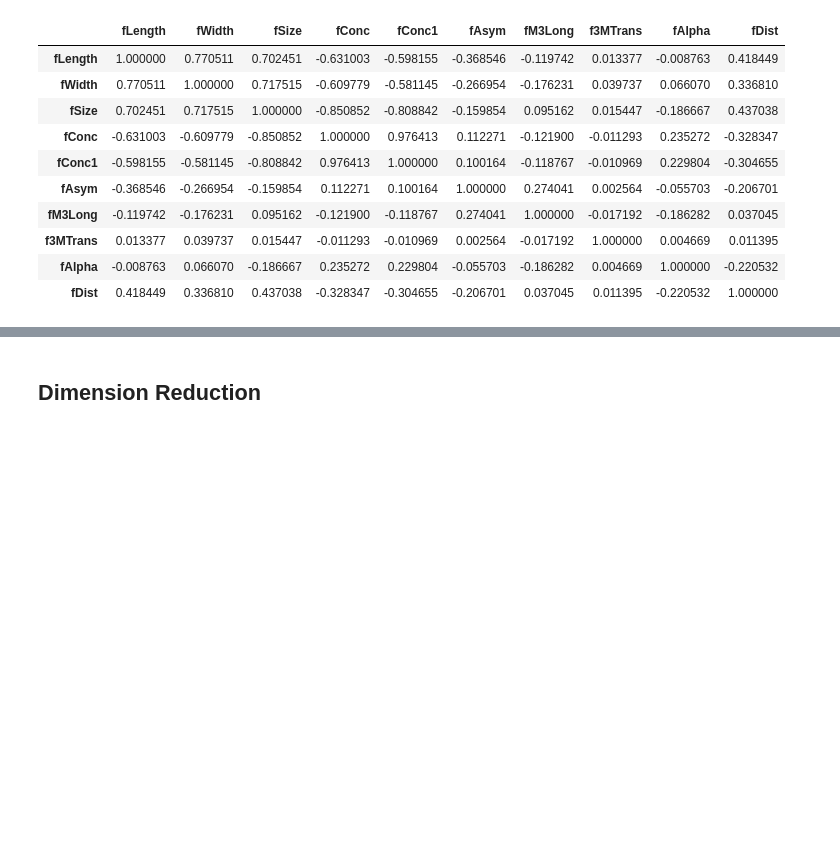
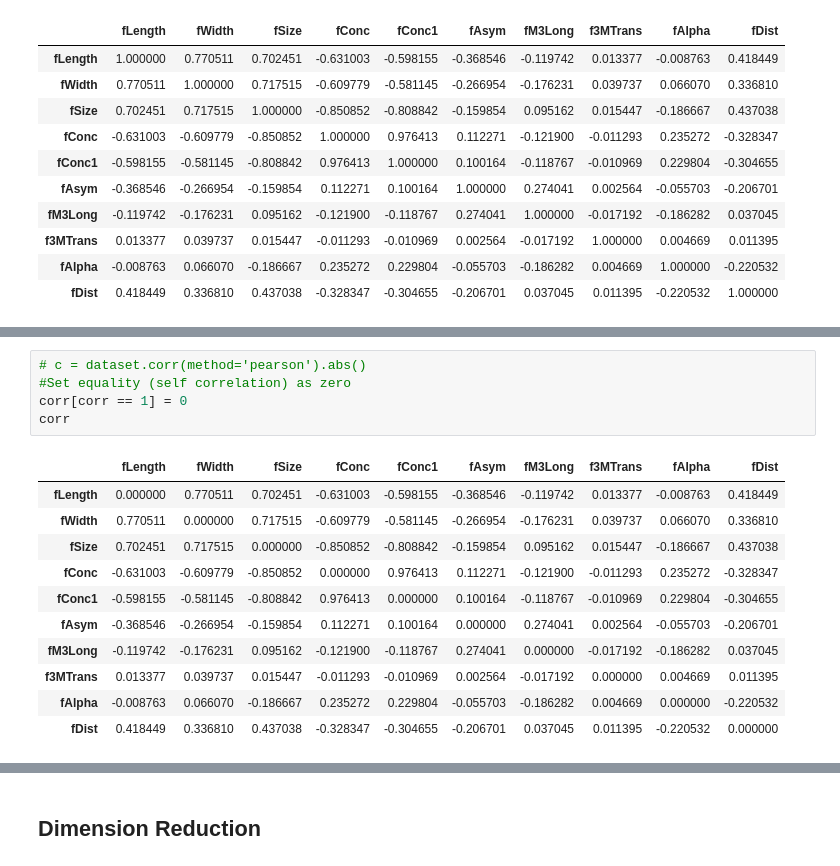
Before and after one commit to catarinaacsilva/kdd, a Jupyter notebook: pearson/homework2.ipynb, the cells around one changed output, grey strips where cells are left out. Cells and saved outputs as stored; diff of their text form; blank space fills up the shorter version.

```diff
--- a/pearson/homework2.ipynb
+++ b/pearson/homework2.ipynb
@@ -97,0 +98,17 @@ sb.heatmap(corr, xticklabels=corr.columns.values, yticklabels=corr.columns.value
+# %%
+# c = dataset.corr(method='pearson').abs()
+#Set equality (self correlation) as zero
+corr[corr == 1] = 0
+corr
+# %% [output]
+|  | fLength | fWidth | fSize | fConc | fConc1 | fAsym | fM3Long | f3MTrans | fAlpha | fDist |
+| fLength | 0.000000 | 0.770511 | 0.702451 | -0.631003 | -0.598155 | -0.368546 | -0.119742 | 0.013377 | -0.008763 | 0.418449 |
+| fWidth | 0.770511 | 0.000000 | 0.717515 | -0.609779 | -0.581145 | -0.266954 | -0.176231 | 0.039737 | 0.066070 | 0.336810 |
+| fSize | 0.702451 | 0.717515 | 0.000000 | -0.850852 | -0.808842 | -0.159854 | 0.095162 | 0.015447 | -0.186667 | 0.437038 |
+| fConc | -0.631003 | -0.609779 | -0.850852 | 0.000000 | 0.976413 | 0.112271 | -0.121900 | -0.011293 | 0.235272 | -0.328347 |
+| fConc1 | -0.598155 | -0.581145 | -0.808842 | 0.976413 | 0.000000 | 0.100164 | -0.118767 | -0.010969 | 0.229804 | -0.304655 |
+| fAsym | -0.368546 | -0.266954 | -0.159854 | 0.112271 | 0.100164 | 0.000000 | 0.274041 | 0.002564 | -0.055703 | -0.206701 |
+| fM3Long | -0.119742 | -0.176231 | 0.095162 | -0.121900 | -0.118767 | 0.274041 | 0.000000 | -0.017192 | -0.186282 | 0.037045 |
+| f3MTrans | 0.013377 | 0.039737 | 0.015447 | -0.011293 | -0.010969 | 0.002564 | -0.017192 | 0.000000 | 0.004669 | 0.011395 |
+| fAlpha | -0.008763 | 0.066070 | -0.186667 | 0.235272 | 0.229804 | -0.055703 | -0.186282 | 0.004669 | 0.000000 | -0.220532 |
+| fDist | 0.418449 | 0.336810 | 0.437038 | -0.328347 | -0.304655 | -0.206701 | 0.037045 | 0.011395 | -0.220532 | 0.000000 |
```
Also changed, not shown: parts of 6 cells of this notebook.
